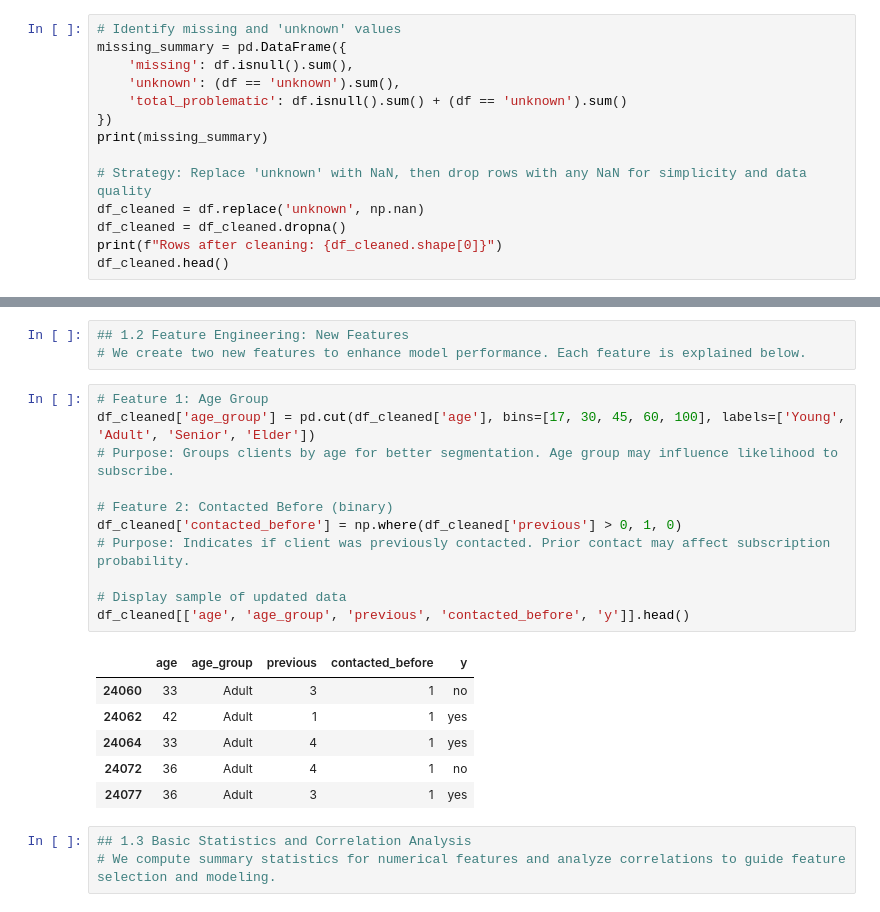
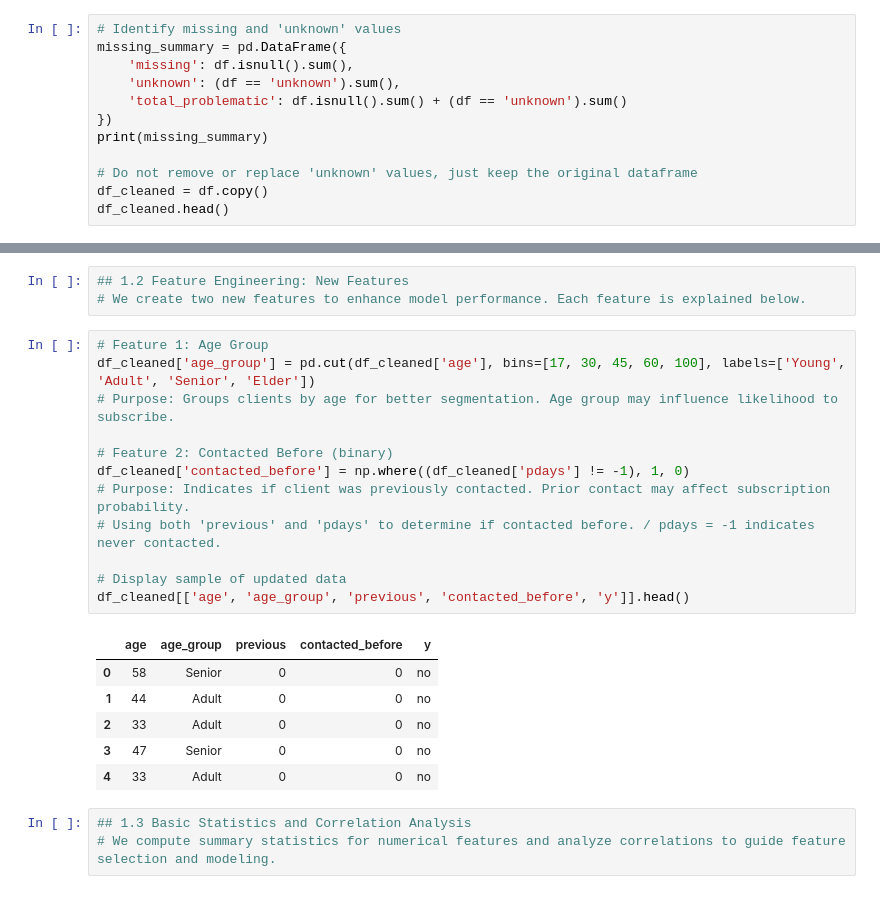
Before and after one commit to SNMaduna/MLSupervised1, a Jupyter notebook: ugransome-machine-learning-python-notebook (1) (2).ipynb, the cells around one changed output, grey strips where cells are left out. Cells and saved outputs as stored; diff of their text form.

```diff
--- a/ugransome-machine-learning-python-notebook (1) (2).ipynb
+++ b/ugransome-machine-learning-python-notebook (1) (2).ipynb
@@ -35,10 +35,8 @@ missing_summary = pd.DataFrame({
 })
 print(missing_summary)
 
-# Strategy: Replace 'unknown' with NaN, then drop rows with any NaN for simplicity and data quality
-df_cleaned = df.replace('unknown', np.nan)
-df_cleaned = df_cleaned.dropna()
-print(f"Rows after cleaning: {df_cleaned.shape[0]}")
+# Do not remove or replace 'unknown' values, just keep the original dataframe
+df_cleaned = df.copy()
 df_cleaned.head()
 # %% [output]
            missing  unknown  total_problematic
@@ -107,21 +104,22 @@ feature_types
 # %%
 # Feature 1: Age Group
 df_cleaned['age_group'] = pd.cut(df_cleaned['age'], bins=[17, 30, 45, 60, 100], labels=['Young', 'Adult', 'Senior', 'Elder'])
 # Purpose: Groups clients by age for better segmentation. Age group may influence likelihood to subscribe.
 
 # Feature 2: Contacted Before (binary)
-df_cleaned['contacted_before'] = np.where(df_cleaned['previous'] > 0, 1, 0)
+df_cleaned['contacted_before'] = np.where((df_cleaned['pdays'] != -1), 1, 0)
 # Purpose: Indicates if client was previously contacted. Prior contact may affect subscription probability.
+# Using both 'previous' and 'pdays' to determine if contacted before. / pdays = -1 indicates never contacted.
 
 # Display sample of updated data
 df_cleaned[['age', 'age_group', 'previous', 'contacted_before', 'y']].head()
 # %% [output]
 |  | age | age_group | previous | contacted_before | y |
-| 24060 | 33 | Adult | 3 | 1 | no |
-| 24062 | 42 | Adult | 1 | 1 | yes |
-| 24064 | 33 | Adult | 4 | 1 | yes |
-| 24072 | 36 | Adult | 4 | 1 | no |
-| 24077 | 36 | Adult | 3 | 1 | yes |
+| 0 | 58 | Senior | 0 | 0 | no |
+| 1 | 44 | Adult | 0 | 0 | no |
+| 2 | 33 | Adult | 0 | 0 | no |
+| 3 | 47 | Senior | 0 | 0 | no |
+| 4 | 33 | Adult | 0 | 0 | no |
 # %%
 ## 1.3 Basic Statistics and Correlation Analysis
 # We compute summary statistics for numerical features and analyze correlations to guide feature selection and modeling.
```
Also changed, not shown: parts of 5 cells of this notebook.
